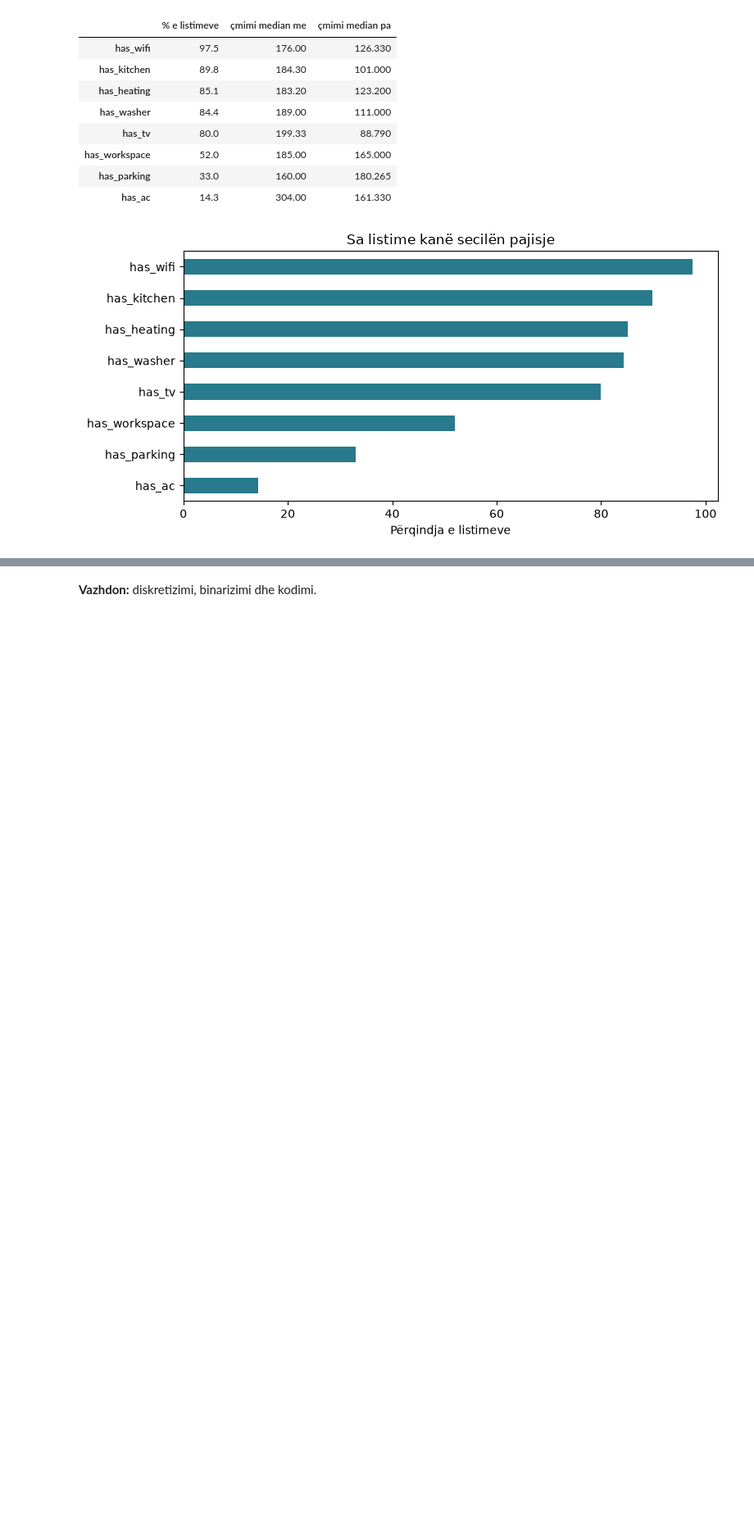
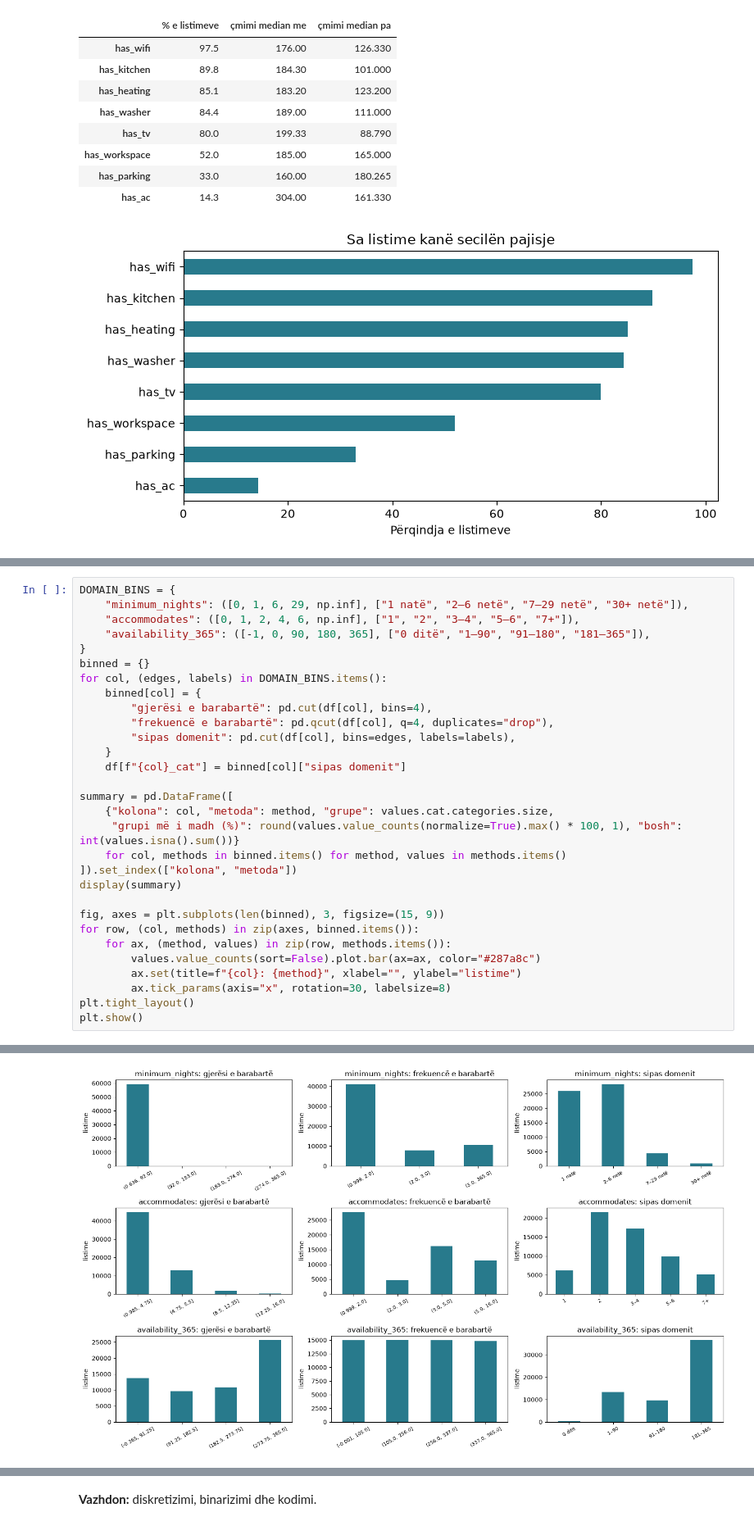
Before and after one commit to yllkeberisha/pvdh_group_10, a Jupyter notebook: notebooks/03_krijimi_vetive_dhe_kodimi.ipynb, the cells around one changed output, grey strips where cells are left out. Shown at 82% size. Drawn from its saved outputs; the diff is of its cells as text; blank space fills up the shorter version.

Commit message:
Add discretization comparison and domain bins to notebook 03

```diff
--- a/notebooks/03_krijimi_vetive_dhe_kodimi.ipynb
+++ b/notebooks/03_krijimi_vetive_dhe_kodimi.ipynb
@@ -269,0 +283,31 @@ plt.show()
+# %%
+DOMAIN_BINS = {
+    "minimum_nights": ([0, 1, 6, 29, np.inf], ["1 natë", "2–6 netë", "7–29 netë", "30+ netë"]),
+    "accommodates": ([0, 1, 2, 4, 6, np.inf], ["1", "2", "3–4", "5–6", "7+"]),
+    "availability_365": ([-1, 0, 90, 180, 365], ["0 ditë", "1–90", "91–180", "181–365"]),
+}
+binned = {}
+for col, (edges, labels) in DOMAIN_BINS.items():
+    binned[col] = {
+        "gjerësi e barabartë": pd.cut(df[col], bins=4),
+        "frekuencë e barabartë": pd.qcut(df[col], q=4, duplicates="drop"),
+        "sipas domenit": pd.cut(df[col], bins=edges, labels=labels),
+    }
+    df[f"{col}_cat"] = binned[col]["sipas domenit"]
+
+summary = pd.DataFrame([
+    {"kolona": col, "metoda": method, "grupe": values.cat.categories.size,
+     "grupi më i madh (%)": round(values.value_counts(normalize=True).max() * 100, 1), "bosh": int(values.isna().sum())}
+    for col, methods in binned.items() for method, values in methods.items()
+]).set_index(["kolona", "metoda"])
+display(summary)
+
+fig, axes = plt.subplots(len(binned), 3, figsize=(15, 9))
+for row, (col, methods) in zip(axes, binned.items()):
+    for ax, (method, values) in zip(row, methods.items()):
+        values.value_counts(sort=False).plot.bar(ax=ax, color="#287a8c")
+        ax.set(title=f"{col}: {method}", xlabel="", ylabel="listime")
+        ax.tick_params(axis="x", rotation=30, labelsize=8)
+plt.tight_layout()
+plt.show()
+# %% [output]
@@ -269,0 +325 @@ plt.show()
+[figure, added]
```
Also changed, not shown: parts of 6 cells of this notebook.
